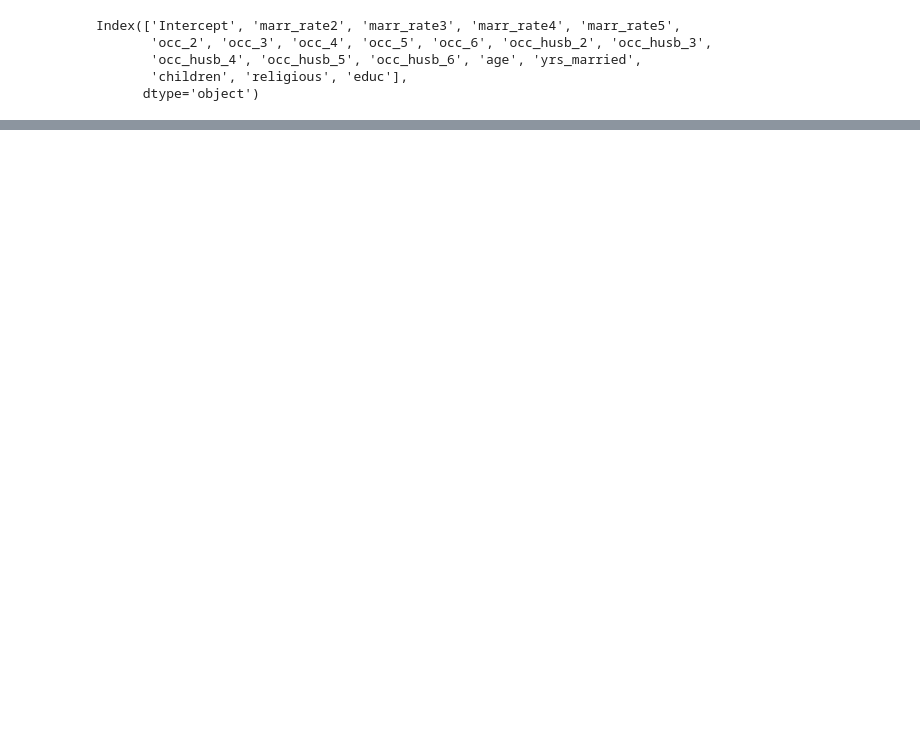
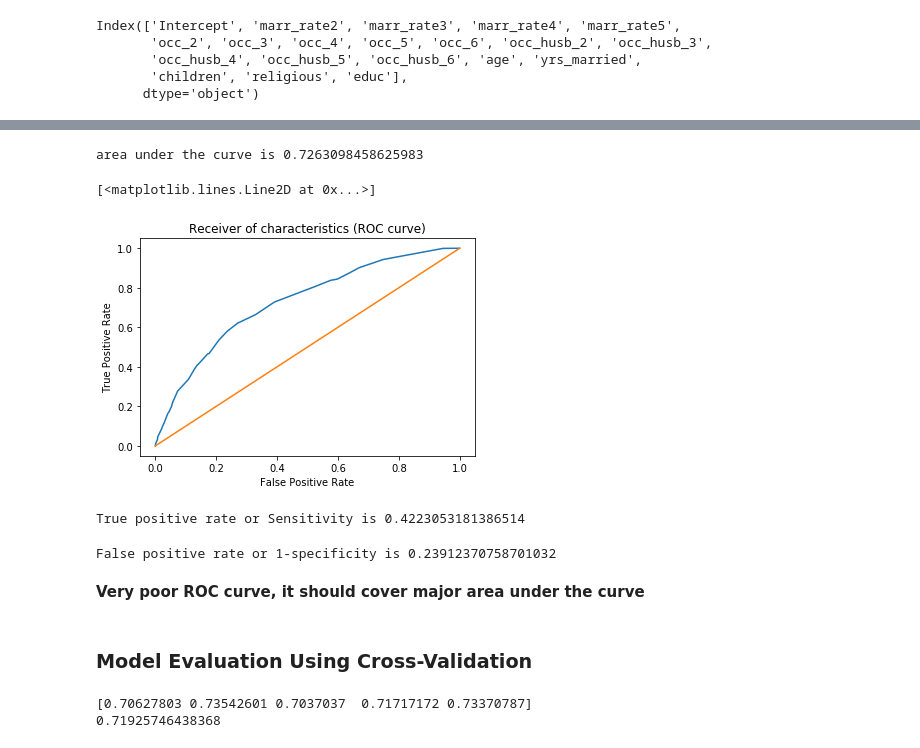
Before and after one commit to GauravKodmalwar/DataScienceAcadGildPythonAssignment12, a Jupyter notebook: Assignment12.ipynb, the cells around one changed output, grey strips where cells are left out. Cells and saved outputs as stored; diff of their text form; code cells hidden in the pictures; blank space fills up the shorter version.

```diff
--- a/Assignment12.ipynb
+++ b/Assignment12.ipynb
@@ -143,3 +289,0 @@ Index(['Intercept', 'marr_rate2', 'marr_rate3', 'marr_rate4', 'marr_rate5',
-# %%
-lrm = LogisticRegression()
-lrm.fit(x_train, y_train)
@@ -166,0 +290,2 @@ lrm.score(x_test, y_test)
+# %%
+model.fit(x_train[['Intercept', 'marr_rate2', 'marr_rate3', 'marr_rate4', 'marr_rate5', 'yrs_married']], y_train)
@@ -166,0 +329,3 @@ lrm.score(x_test, y_test)
+# %%
+predProba = model.predict_proba(x_train[['Intercept', 'marr_rate2', 'marr_rate3', 'marr_rate4', 'marr_rate5', 'yrs_married']])
+predProba
@@ -166,0 +340,2 @@ lrm.score(x_test, y_test)
+# %%
+fpr, tpr, threshod = metrics.roc_curve(y_train, predProba[:,1])
@@ -166,0 +353,34 @@ lrm.score(x_test, y_test)
+# %%
+print('area under the curve is {}'.format(metrics.roc_auc_score(y_train, predProba[:,1])))
+# %% [output]
+area under the curve is 0.7263098458625983
+# %%
+plt.plot(fpr, tpr)
+plt.xlabel('False Positive Rate')
+plt.ylabel('True Positive Rate')
+plt.title('Receiver of characteristics (ROC curve)')
+plt.plot([0,1], [0,1], linestyle='-')
+# %% [output]
+[<matplotlib.lines.Line2D at 0x...>]
+[figure, added]
+# %%
+print('True positive rate or Sensitivity is {}'.format(tpr.mean()))
+# %% [output]
+True positive rate or Sensitivity is 0.4223053181386514
+# %%
+print('False positive rate or 1-specificity is {}'.format(fpr.mean()))
+# %% [output]
+False positive rate or 1-specificity is 0.23912370758701032
+# %% [markdown]
+<b> Very poor ROC curve, it should cover major area under the curve </b>
+# %% [markdown]
+<h3>
+Model Evaluation Using Cross-Validation
+</h3>
+# %%
+scores = cross_val_score(LogisticRegression(), x_train[['Intercept', 'marr_rate2', 'marr_rate3', 'marr_rate4', 'marr_rate5', 'yrs_married']], y_train, scoring='accuracy', cv=5)
+print(scores)
+print(scores.mean())
+# %% [output]
+[0.70627803 0.73542601 0.7037037  0.71717172 0.73370787]
+0.71925746438368
```
Also changed, not shown: parts of 43 cells of this notebook.
